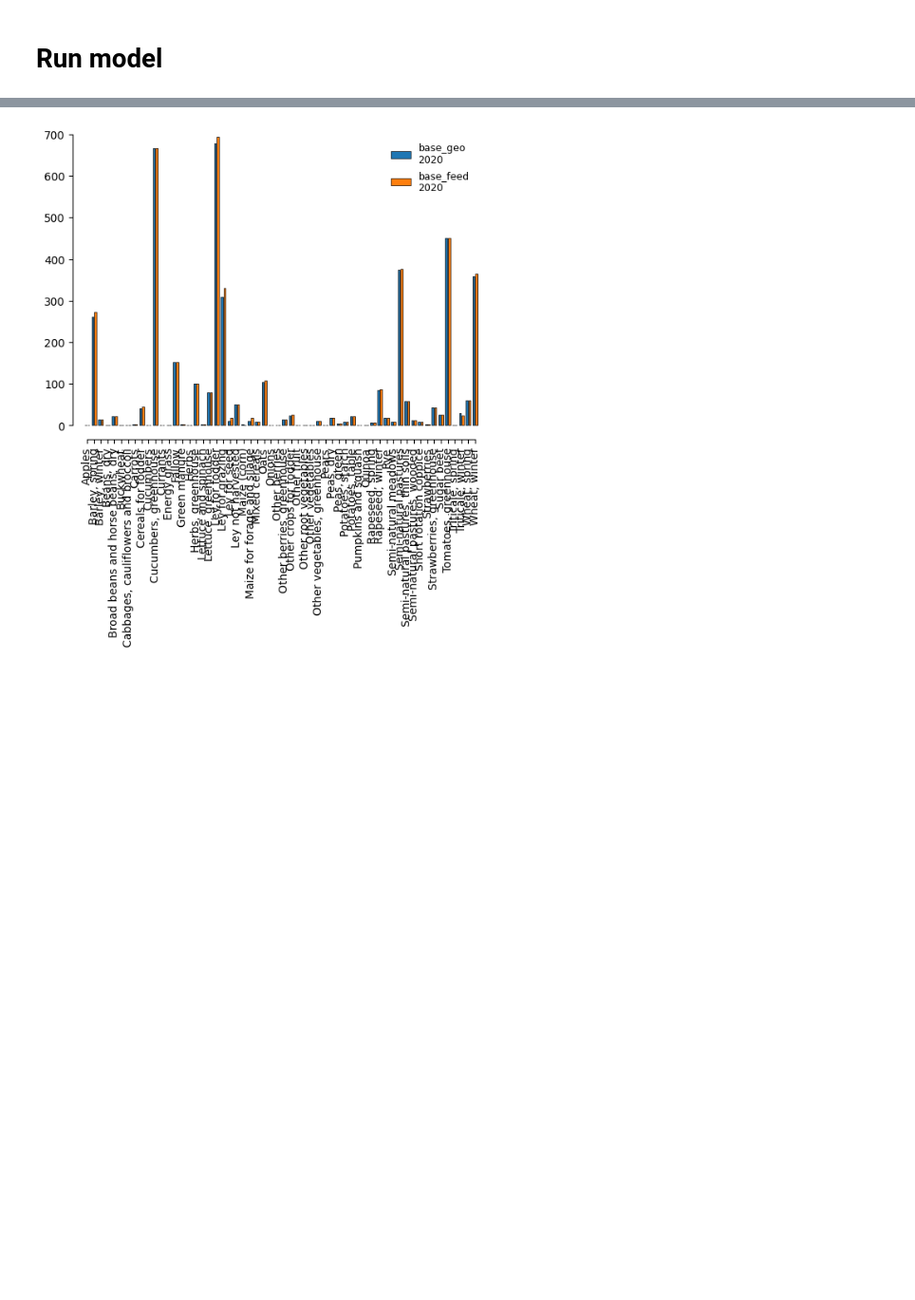
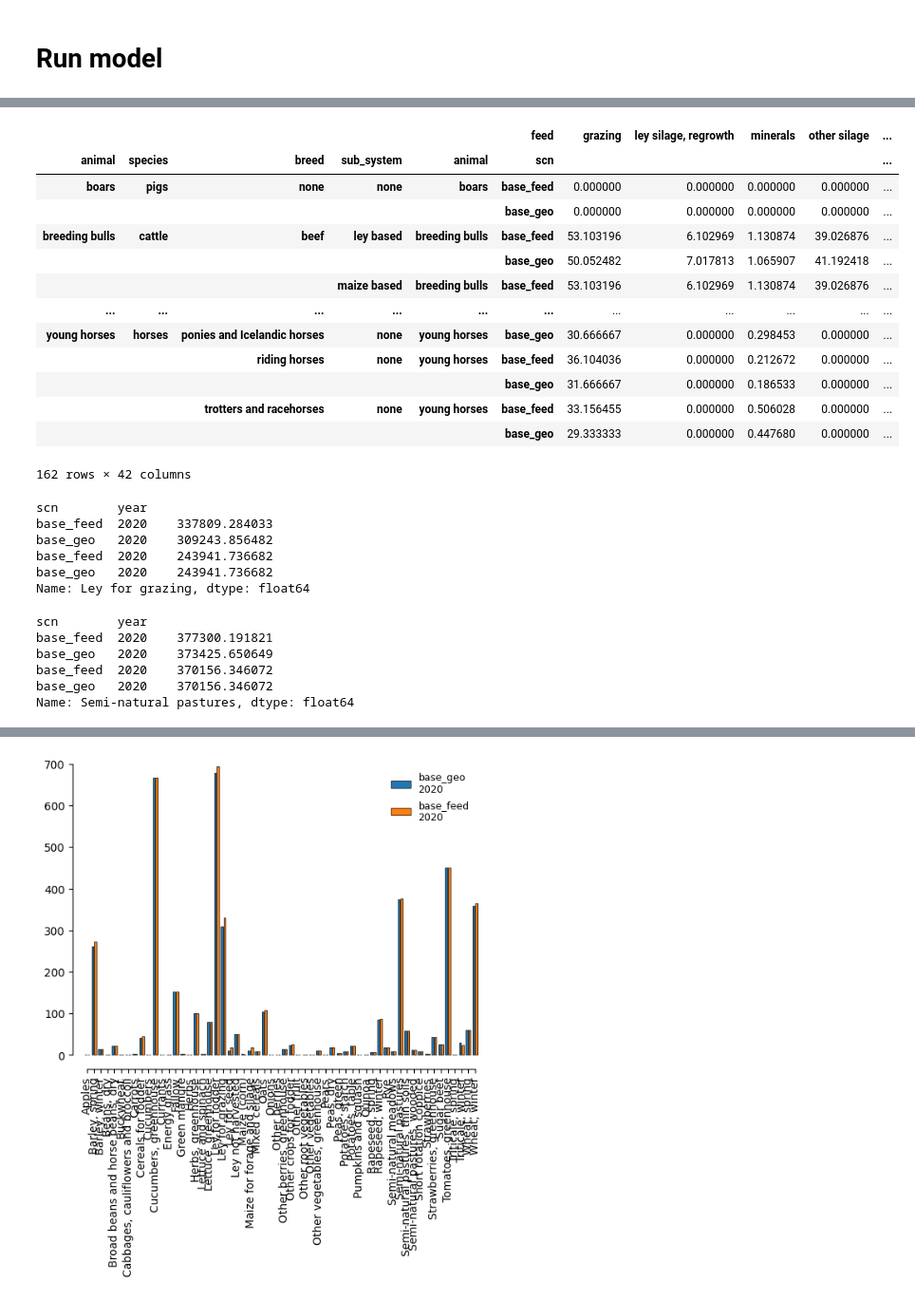
Before and after one commit to SLU-foodsystems/CIBUSmod, a Jupyter notebook: notebooks/feed_dist_example.ipynb, the cells around one changed output, grey strips where cells are left out. Shown at 95% size. Saved outputs shown, nothing was run; the diff lists cells and outputs as text; code cells hidden in the pictures; blank space fills up the shorter version.

```diff
--- a/notebooks/feed_dist_example.ipynb
+++ b/notebooks/feed_dist_example.ipynb
@@ -193,0 +283,41 @@ Wall time: 1min 34s
+# %%
+rations
+# %% [output]
+|  |  |  |  |  | feed | grazing | ley silage, regrowth | minerals | other silage | ... |
+| animal | species | breed | sub_system | animal | scn |  |  |  |  | ... |
+| boars | pigs | none | none | boars | base_feed | 0.000000 | 0.000000 | 0.000000 | 0.000000 | ... |
+|  |  |  |  |  | base_geo | 0.000000 | 0.000000 | 0.000000 | 0.000000 | ... |
+| breeding bulls | cattle | beef | ley based | breeding bulls | base_feed | 53.103196 | 6.102969 | 1.130874 | 39.026876 | ... |
+|  |  |  |  |  | base_geo | 50.052482 | 7.017813 | 1.065907 | 41.192418 | ... |
+|  |  |  | maize based | breeding bulls | base_feed | 53.103196 | 6.102969 | 1.130874 | 39.026876 | ... |
+| ... | ... | ... | ... | ... | ... | ... | ... | ... | ... | ... |
+| young horses | horses | ponies and Icelandic horses | none | young horses | base_geo | 30.666667 | 0.000000 | 0.298453 | 0.000000 | ... |
+|  |  | riding horses | none | young horses | base_feed | 36.104036 | 0.000000 | 0.212672 | 0.000000 | ... |
+|  |  |  |  |  | base_geo | 31.666667 | 0.000000 | 0.186533 | 0.000000 | ... |
+|  |  | trotters and racehorses | none | young horses | base_feed | 33.156455 | 0.000000 | 0.506028 | 0.000000 | ... |
+|  |  |  |  |  | base_geo | 29.333333 | 0.000000 | 0.447680 | 0.000000 | ... |
+162 rows × 42 columns
+# %%
+pd.concat([
+    session.get_attr('c','area','crop').loc[:,'Ley for grazing'],
+    session.get_attr('r','x0_crops','crop').loc[:,'Ley for grazing']
+])
+# %% [output]
+scn        year
+base_feed  2020    337809.284033
+base_geo   2020    309243.856482
+base_feed  2020    243941.736682
+base_geo   2020    243941.736682
+Name: Ley for grazing, dtype: float64
+# %%
+pd.concat([
+    session.get_attr('c','area','crop').loc[:,'Semi-natural pastures'],
+    session.get_attr('r','x0_crops','crop').loc[:,'Semi-natural pastures']
+])
+# %% [output]
+scn        year
+base_feed  2020    377300.191821
+base_geo   2020    373425.650649
+base_feed  2020    370156.346072
+base_geo   2020    370156.346072
+Name: Semi-natural pastures, dtype: float64
```
Also changed, not shown: parts of 13 cells of this notebook, 1 other file.
